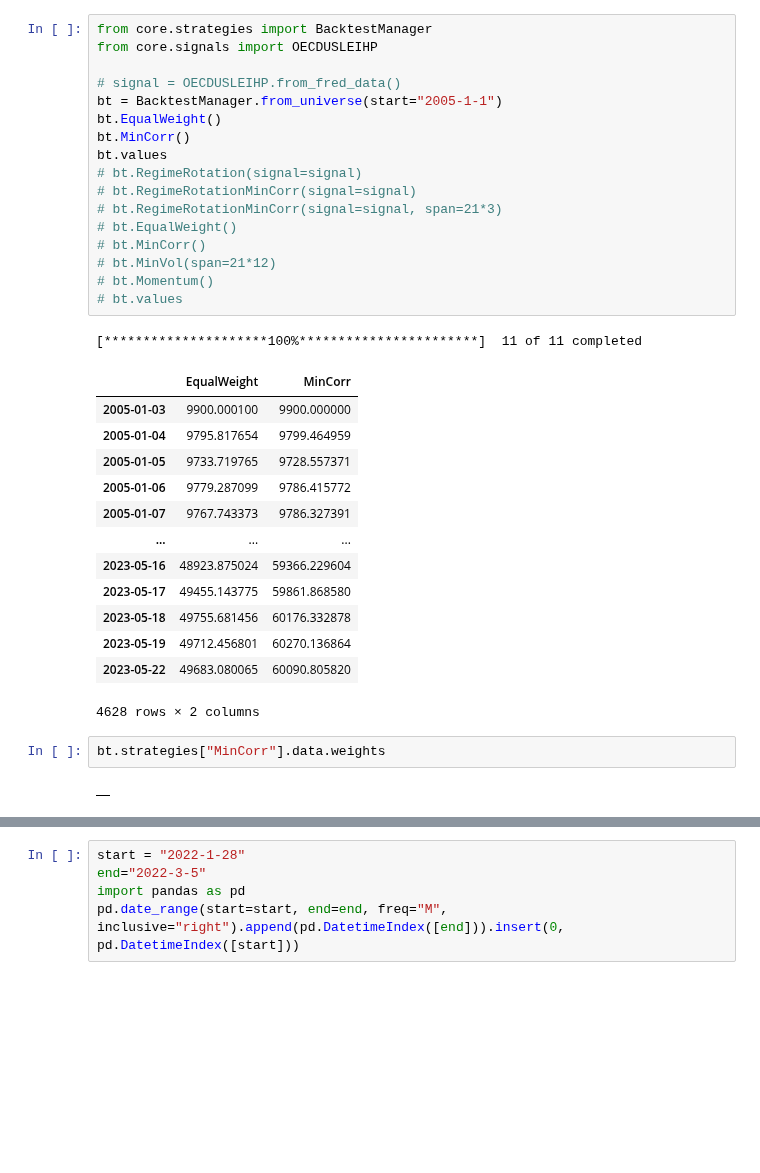
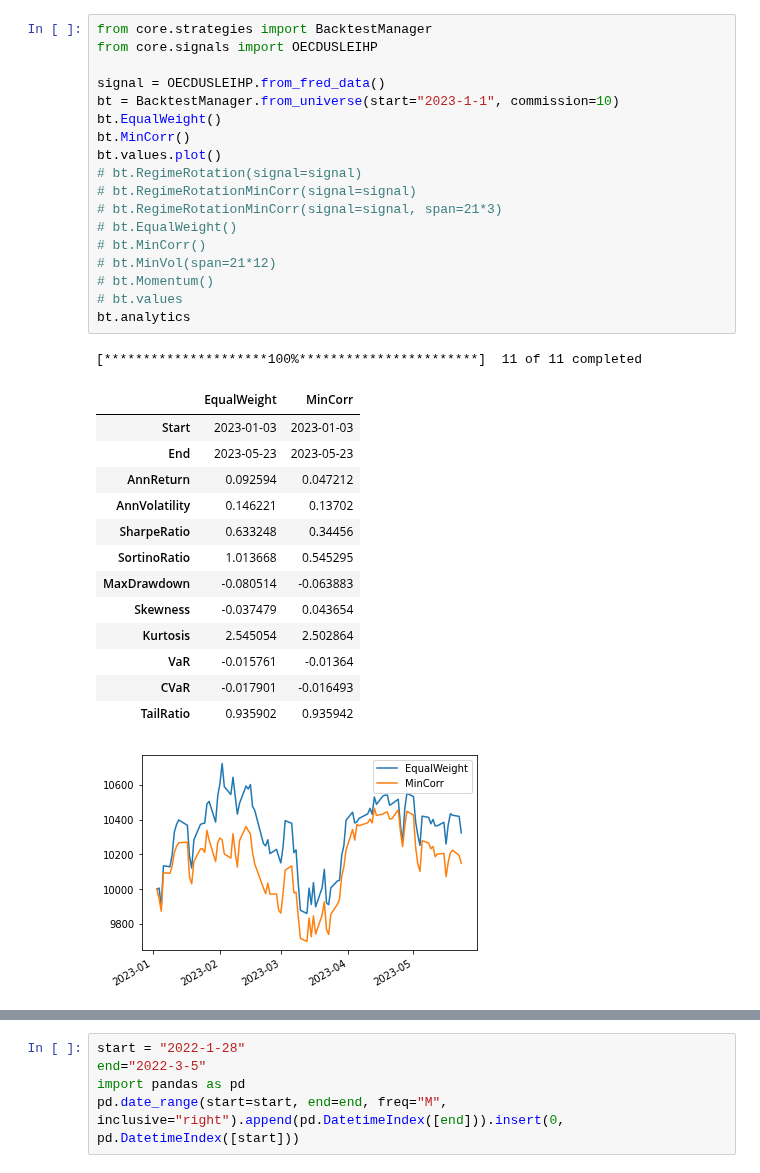
Before and after one commit to HTF1125/RobertLab, a Jupyter notebook: src/test.ipynb, the cells around one changed output, grey strips where cells are left out. Drawn from its saved outputs; the diff is of its cells as text; blank space fills up the shorter version.

```diff
--- a/src/test.ipynb
+++ b/src/test.ipynb
@@ -1,36 +1,34 @@
 # %%
 from core.strategies import BacktestManager
 from core.signals import OECDUSLEIHP
 
-# signal = OECDUSLEIHP.from_fred_data()
-bt = BacktestManager.from_universe(start="2005-1-1")
+signal = OECDUSLEIHP.from_fred_data()
+bt = BacktestManager.from_universe(start="2023-1-1", commission=10)
 bt.EqualWeight()
 bt.MinCorr()
-bt.values
+bt.values.plot()
 # bt.RegimeRotation(signal=signal)
 # bt.RegimeRotationMinCorr(signal=signal)
 # bt.RegimeRotationMinCorr(signal=signal, span=21*3)
 # bt.EqualWeight()
 # bt.MinCorr()
 # bt.MinVol(span=21*12)
 # bt.Momentum()
 # bt.values
+bt.analytics
 # %% [output]
 [*********************100%***********************]  11 of 11 completed
 |  | EqualWeight | MinCorr |
-| 2005-01-03 | 9900.000100 | 9900.000000 |
-| 2005-01-04 | 9795.817654 | 9799.464959 |
-| 2005-01-05 | 9733.719765 | 9728.557371 |
-| 2005-01-06 | 9779.287099 | 9786.415772 |
-| 2005-01-07 | 9767.743373 | 9786.327391 |
-| ... | ... | ... |
-| 2023-05-16 | 48923.875024 | 59366.229604 |
-| 2023-05-17 | 49455.143775 | 59861.868580 |
-| 2023-05-18 | 49755.681456 | 60176.332878 |
-| 2023-05-19 | 49712.456801 | 60270.136864 |
-| 2023-05-22 | 49683.080065 | 60090.805820 |
+| Start | 2023-01-03 | 2023-01-03 |
+| End | 2023-05-23 | 2023-05-23 |
+| AnnReturn | 0.092594 | 0.047212 |
+| AnnVolatility | 0.146221 | 0.13702 |
+| SharpeRatio | 0.633248 | 0.34456 |
+| SortinoRatio | 1.013668 | 0.545295 |
+| MaxDrawdown | -0.080514 | -0.063883 |
+| Skewness | -0.037479 | 0.043654 |
+| Kurtosis | 2.545054 | 2.502864 |
+| VaR | -0.015761 | -0.01364 |
+| CVaR | -0.017901 | -0.016493 |
+| TailRatio | 0.935902 | 0.935942 |
-4628 rows × 2 columns
+[figure, added]
-# %%
-bt.strategies["MinCorr"].data.weights
-# %% [output]
-|  |
```
Also changed, not shown: parts of 2 cells of this notebook, 5 other files.
